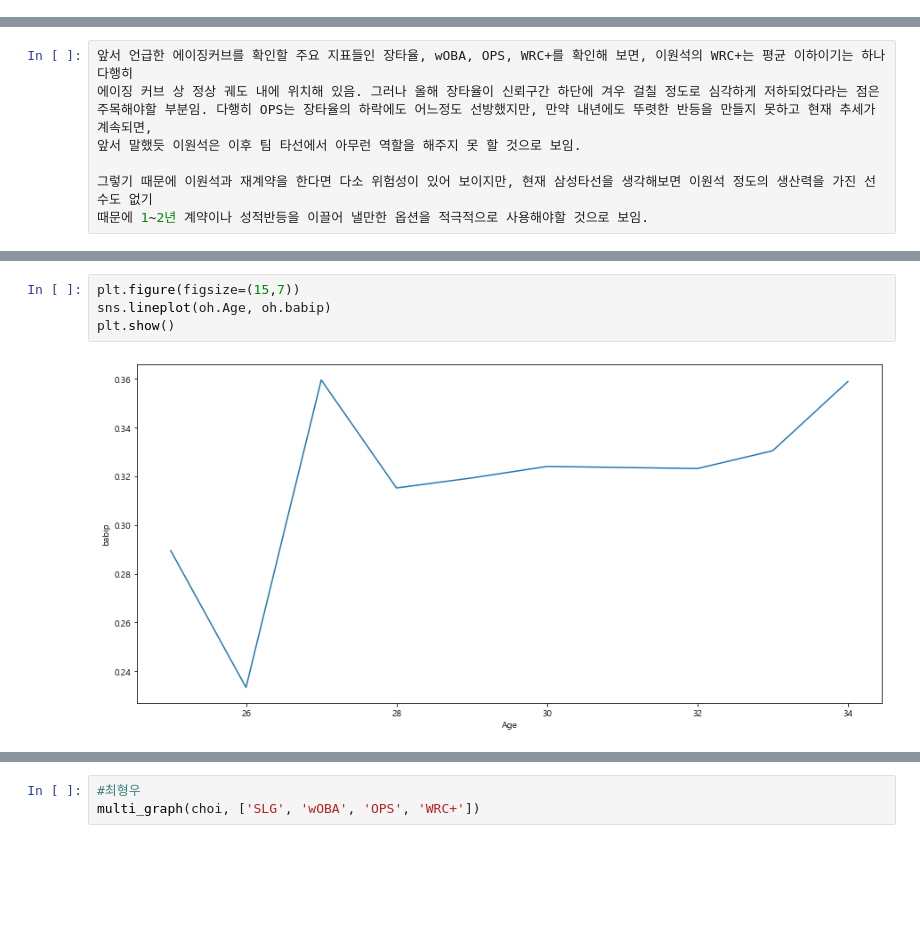
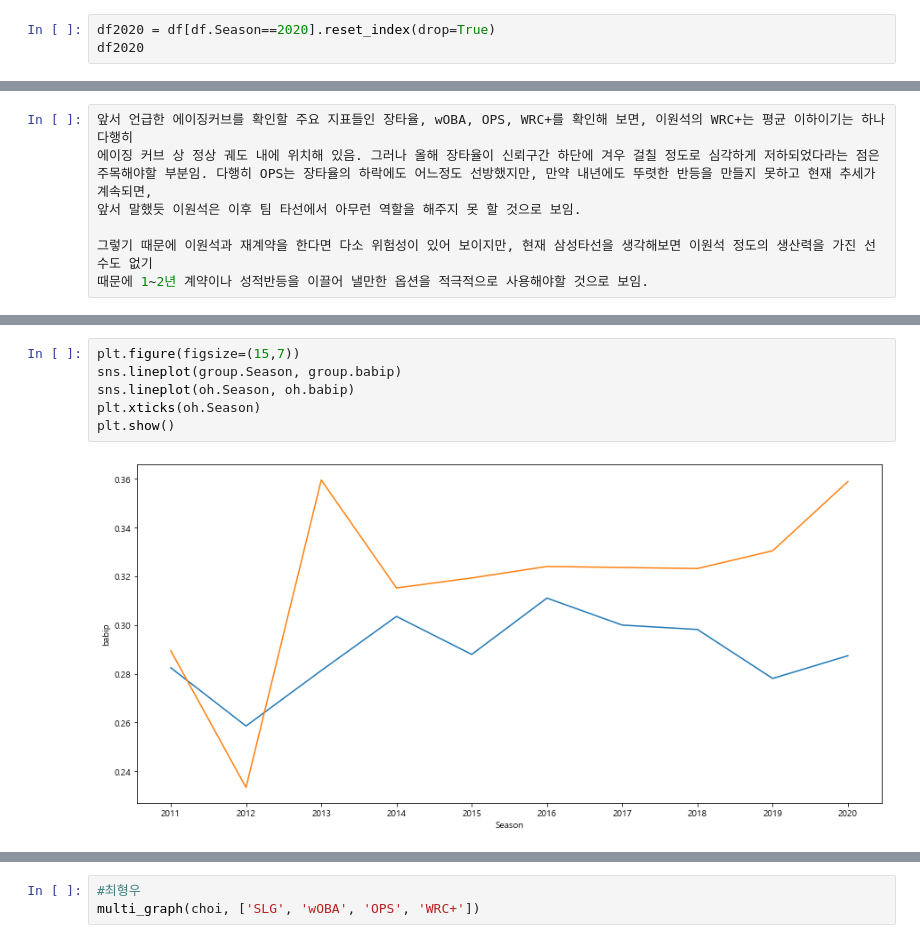
Before and after one commit to YeriNbow/KBO-Analysis, a Jupyter notebook: KBO Batter Analysis.ipynb, the cells around one changed output, grey strips where cells are left out. Drawn from its saved outputs; the diff is of its cells as text; blank space fills up the shorter version.

```diff
--- a/KBO Batter Analysis.ipynb
+++ b/KBO Batter Analysis.ipynb
@@ -147,0 +132,3 @@ compare2
+# %%
+df2020 = df[df.Season==2020].reset_index(drop=True)
+df2020
@@ -434,7 +443,9 @@ oh[['Season', 'PA', 'WRC+', 'Age', 'percent_K', 'percent_BB', 'BB_K', 'babip']]
 | 9 | 2020 | 534 | 138.9 | 34 | 17.228464 | 11.423221 | 0.663043 | 0.358904 |
 # %%
 plt.figure(figsize=(15,7))
-sns.lineplot(oh.Age, oh.babip)
+sns.lineplot(group.Season, group.babip)
+sns.lineplot(oh.Season, oh.babip)
+plt.xticks(oh.Season)
 plt.show()
 # %% [output]
-[figure, old version]
+[figure, new version]
```
Also changed, not shown: parts of 11 cells of this notebook.
